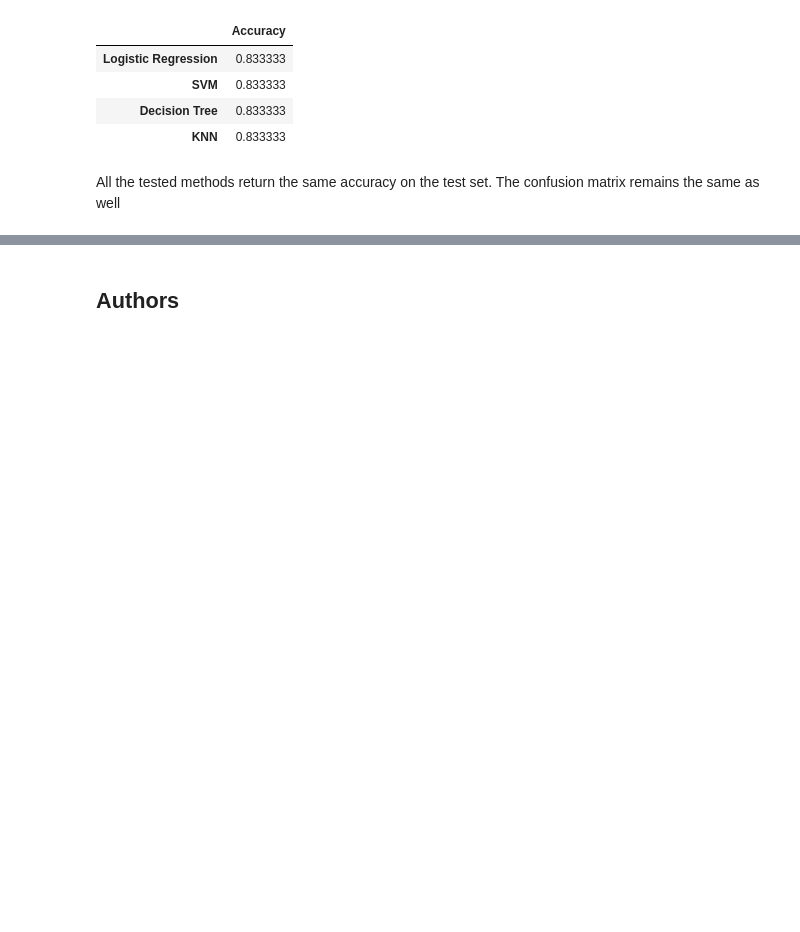
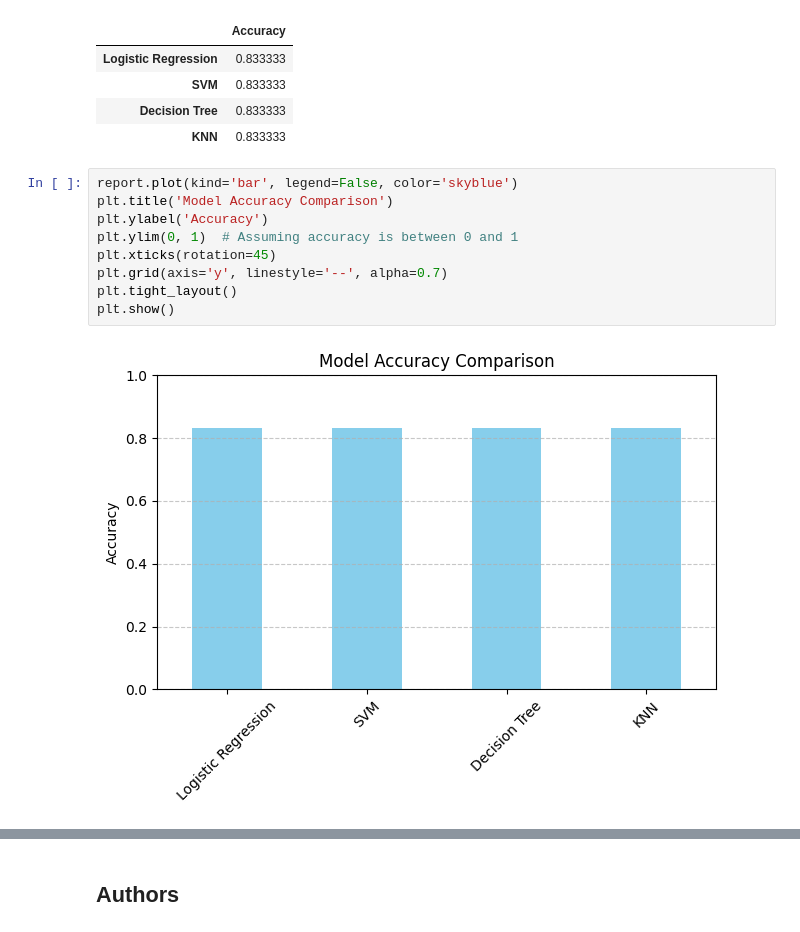
Before and after one commit to dioufra/IBM_data_science_capstone, a Jupyter notebook: SpaceX_Machine Learning Prediction_Part_5.ipynb, the cells around one changed output, grey strips where cells are left out. Drawn from its saved outputs; the diff is of its cells as text; blank space fills up the shorter version.

```diff
--- a/SpaceX_Machine Learning Prediction_Part_5.ipynb
+++ b/SpaceX_Machine Learning Prediction_Part_5.ipynb
@@ -383,5 +386,14 @@ report
 | SVM | 0.833333 |
 | Decision Tree | 0.833333 |
 | KNN | 0.833333 |
-# %% [markdown]
-All the tested methods return the same accuracy on the test set. The confusion matrix remains the same as well
+# %%
+report.plot(kind='bar', legend=False, color='skyblue')
+plt.title('Model Accuracy Comparison')
+plt.ylabel('Accuracy')
+plt.ylim(0, 1)  # Assuming accuracy is between 0 and 1
+plt.xticks(rotation=45)
+plt.grid(axis='y', linestyle='--', alpha=0.7)
+plt.tight_layout()
+plt.show()
+# %% [output]
+[figure, added]
```
Also changed, not shown: parts of 11 cells of this notebook.
